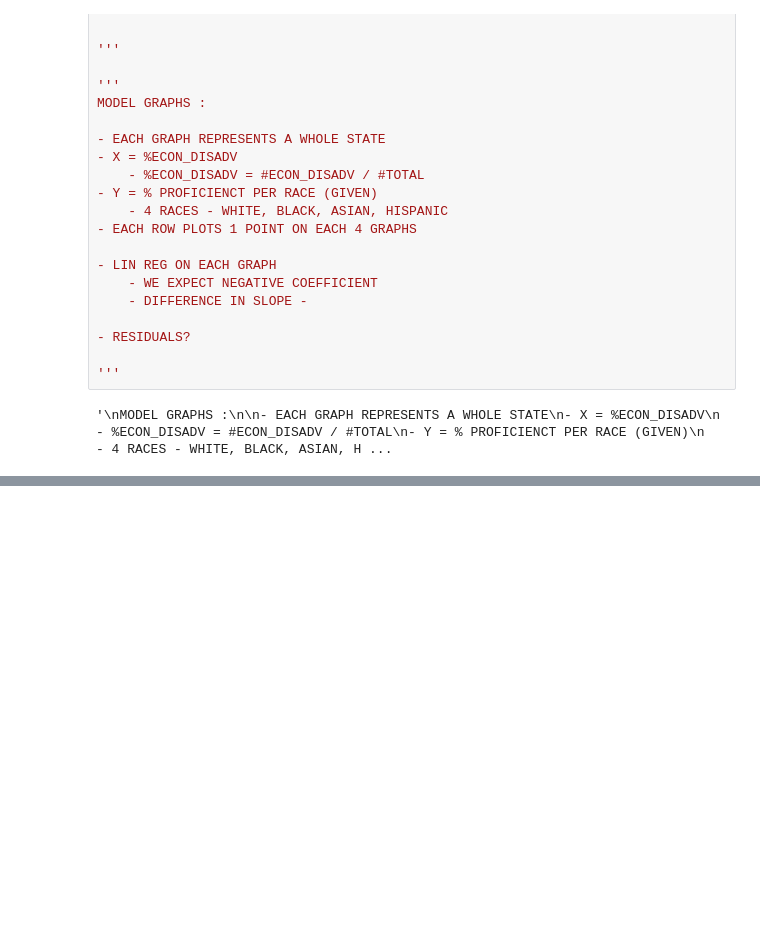
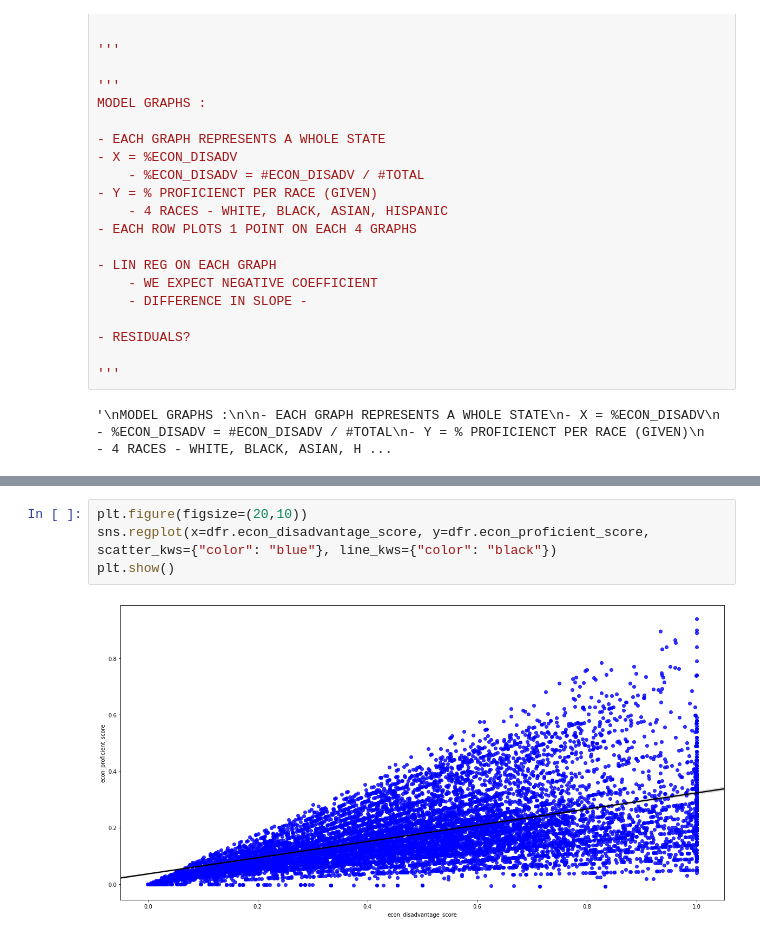
Before and after one commit to kannanfire/kannanfire.github.io, a Jupyter notebook: final_project.ipynb, the cells around one changed output, grey strips where cells are left out. Drawn from its saved outputs; the diff is of its cells as text; blank space fills up the shorter version.

```diff
--- a/final_project.ipynb
+++ b/final_project.ipynb
@@ -344,0 +367,6 @@ dfr = dftemp.copy()
+# %%
+plt.figure(figsize=(20,10))
+sns.regplot(x=dfr.econ_disadvantage_score, y=dfr.econ_proficient_score, scatter_kws={"color": "blue"}, line_kws={"color": "black"})
+plt.show()
+# %% [output]
+[figure, added]
```
Also changed, not shown: parts of 4 cells of this notebook, 1 other file.
